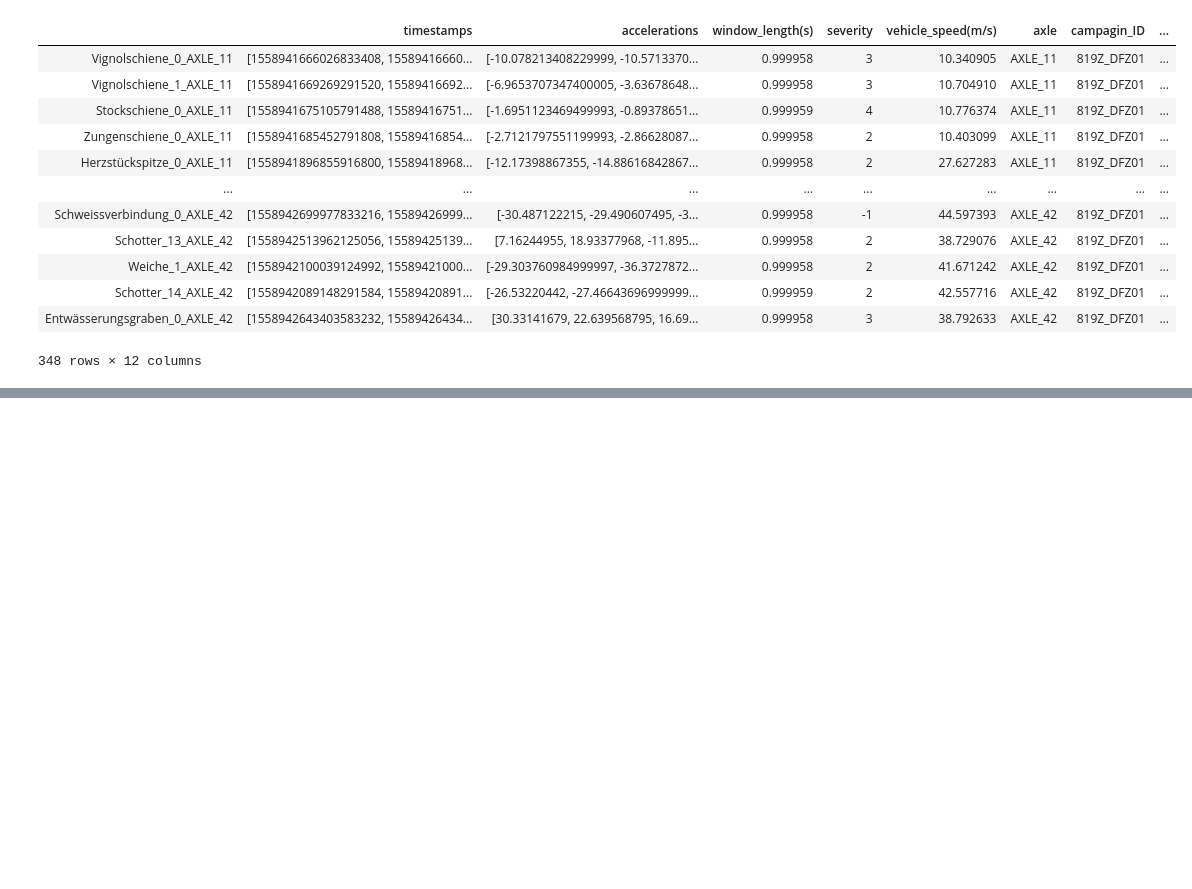
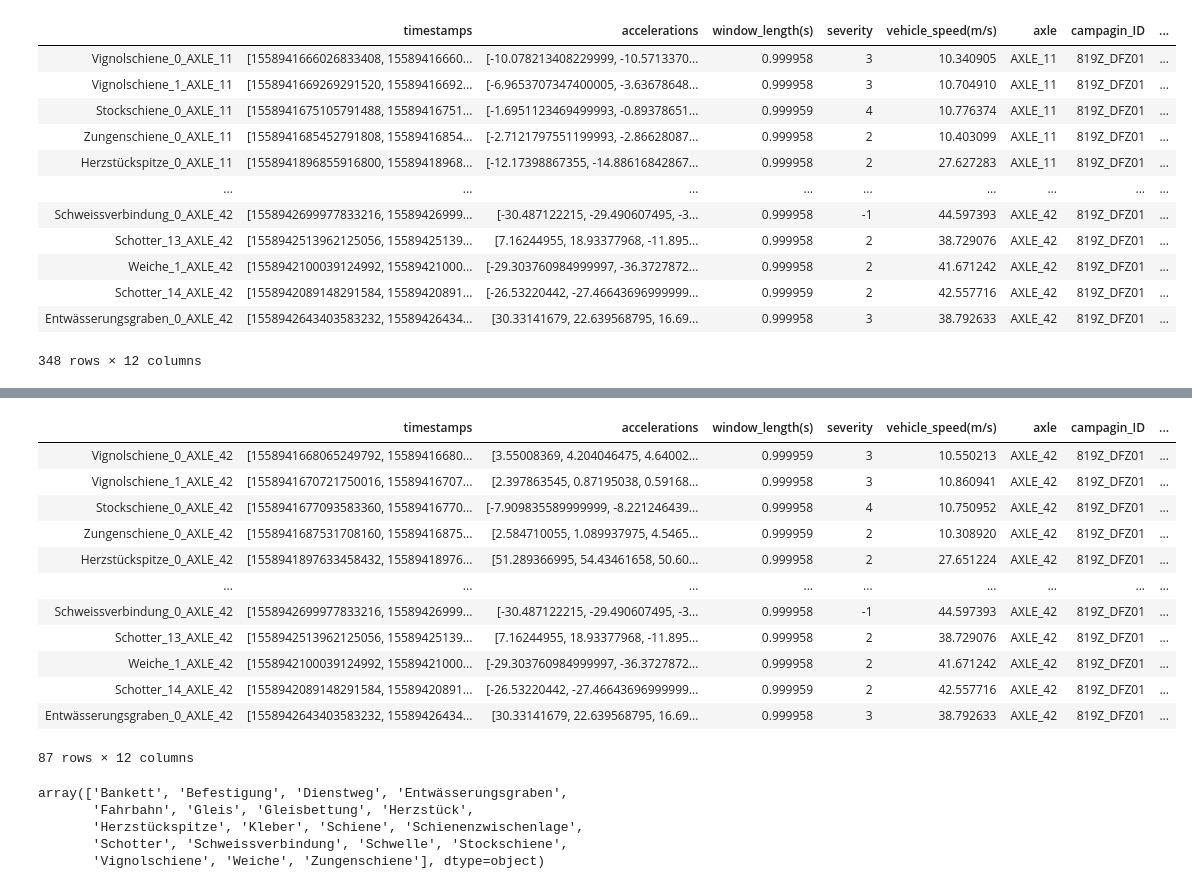
Before and after one commit to Aiyualive/SemesterProject2.0, a Jupyter notebook: SBBProject.ipynb, the cells around one changed output, grey strips where cells are left out. Drawn from its saved outputs; the diff is of its cells as text; code cells hidden in the pictures; blank space fills up the shorter version.

```diff
--- a/SBBProject.ipynb
+++ b/SBBProject.ipynb
@@ -182,0 +187,27 @@ plot_entity(s_features.defects)
+# %%
+s_features.defects[s_features.defects['axle'] == 'AXLE_11']
+s_features.defects[s_features.defects['axle'] == 'AXLE_12']
+s_features.defects[s_features.defects['axle'] == 'AXLE_41']
+s_features.defects[s_features.defects['axle'] == 'AXLE_42']
+# %% [output]
+|  | timestamps | accelerations | window_length(s) | severity | vehicle_speed(m/s) | axle | campagin_ID | ... |
+| Vignolschiene_0_AXLE_42 | [1558941668065249792, 15589416680... | [3.55008369, 4.204046475, 4.64002... | 0.999959 | 3 | 10.550213 | AXLE_42 | 819Z_DFZ01 | ... |
+| Vignolschiene_1_AXLE_42 | [1558941670721750016, 15589416707... | [2.397863545, 0.87195038, 0.59168... | 0.999958 | 3 | 10.860941 | AXLE_42 | 819Z_DFZ01 | ... |
+| Stockschiene_0_AXLE_42 | [1558941677093583360, 15589416770... | [-7.909835589999999, -8.221246439... | 0.999958 | 4 | 10.750952 | AXLE_42 | 819Z_DFZ01 | ... |
+| Zungenschiene_0_AXLE_42 | [1558941687531708160, 15589416875... | [2.584710055, 1.089937975, 4.5465... | 0.999959 | 2 | 10.308920 | AXLE_42 | 819Z_DFZ01 | ... |
+| Herzstückspitze_0_AXLE_42 | [1558941897633458432, 15589418976... | [51.289366995, 54.43461658, 50.60... | 0.999958 | 2 | 27.651224 | AXLE_42 | 819Z_DFZ01 | ... |
+| ... | ... | ... | ... | ... | ... | ... | ... | ... |
+| Schweissverbindung_0_AXLE_42 | [1558942699977833216, 15589426999... | [-30.487122215, -29.490607495, -3... | 0.999958 | -1 | 44.597393 | AXLE_42 | 819Z_DFZ01 | ... |
+| Schotter_13_AXLE_42 | [1558942513962125056, 15589425139... | [7.16244955, 18.93377968, -11.895... | 0.999958 | 2 | 38.729076 | AXLE_42 | 819Z_DFZ01 | ... |
+| Weiche_1_AXLE_42 | [1558942100039124992, 15589421000... | [-29.303760984999997, -36.3727872... | 0.999958 | 2 | 41.671242 | AXLE_42 | 819Z_DFZ01 | ... |
+| Schotter_14_AXLE_42 | [1558942089148291584, 15589420891... | [-26.53220442, -27.46643696999999... | 0.999959 | 2 | 42.557716 | AXLE_42 | 819Z_DFZ01 | ... |
+| Entwässerungsgraben_0_AXLE_42 | [1558942643403583232, 15589426434... | [30.33141679, 22.639568795, 16.69... | 0.999958 | 3 | 38.792633 | AXLE_42 | 819Z_DFZ01 | ... |
+87 rows × 12 columns
+# %%
+np.unique(s_features.defects['defect_type'])
+# %% [output]
+array(['Bankett', 'Befestigung', 'Dienstweg', 'Entwässerungsgraben',
+       'Fahrbahn', 'Gleis', 'Gleisbettung', 'Herzstück',
+       'Herzstückspitze', 'Kleber', 'Schiene', 'Schienenzwischenlage',
+       'Schotter', 'Schweissverbindung', 'Schwelle', 'Stockschiene',
+       'Vignolschiene', 'Weiche', 'Zungenschiene'], dtype=object)
```
Also changed, not shown: parts of 2 cells of this notebook, 8 other files.
